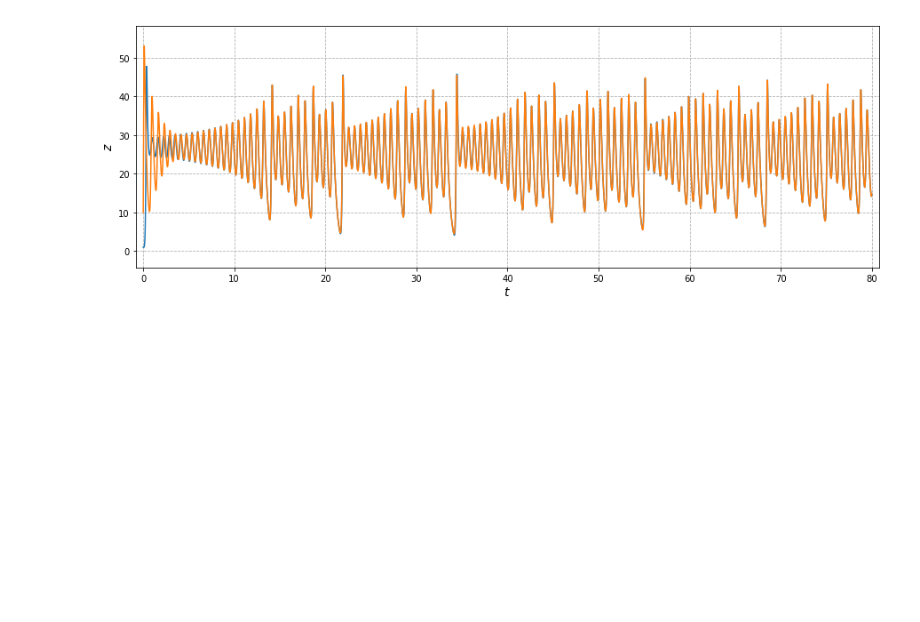
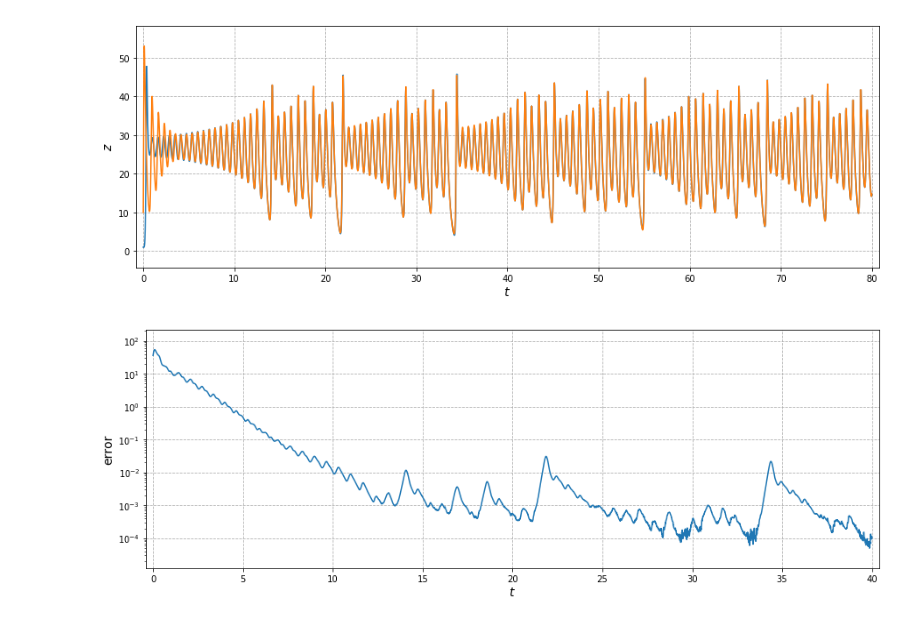
Before and after one commit to Legrandj/power, a Jupyter notebook: sync.ipynb, the cells around one changed output. Saved outputs shown, nothing was run; the diff lists cells and outputs as text; code cells hidden in the pictures; blank space fills up the shorter version.

```diff
--- a/sync.ipynb
+++ b/sync.ipynb
@@ -150,19 +190,22 @@ plt.show()
 # %% [output]
 [figure]
 # %%
+#Error
 fig = plt.figure(figsize=(15,5))
 ax = fig.gca()
-T = 80
-eps = .1
+T = 40
+eps = .001
 gamma = np.array([10,0,0])#x-drive
 #gamma = np.array([0,7,0])#y-drive
 #gamma = np.array([0,0,6])#z-drive
-x,t=solver(lorenz2g,0,T,np.array([1,1,1,20,30,10]),10000,rk4step)
+x,t=solver(lorenz2g,0,T,np.array([1,1,1,20,30,10]),5000,rk4step)
 plt.plot(t,[np.linalg.norm(xi[:3]-xi[3:]) for xi in x])
 plt.semilogy()
 plt.xlabel('$t$',size=14)
 plt.ylabel('error',size=14)
 plt.margins(.01,.1)
 plt.rcParams['grid.linestyle'] = "--"
 plt.grid()
 plt.show()
+# %% [output]
+[figure, added]
```
Also changed, not shown: parts of 13 cells of this notebook.
